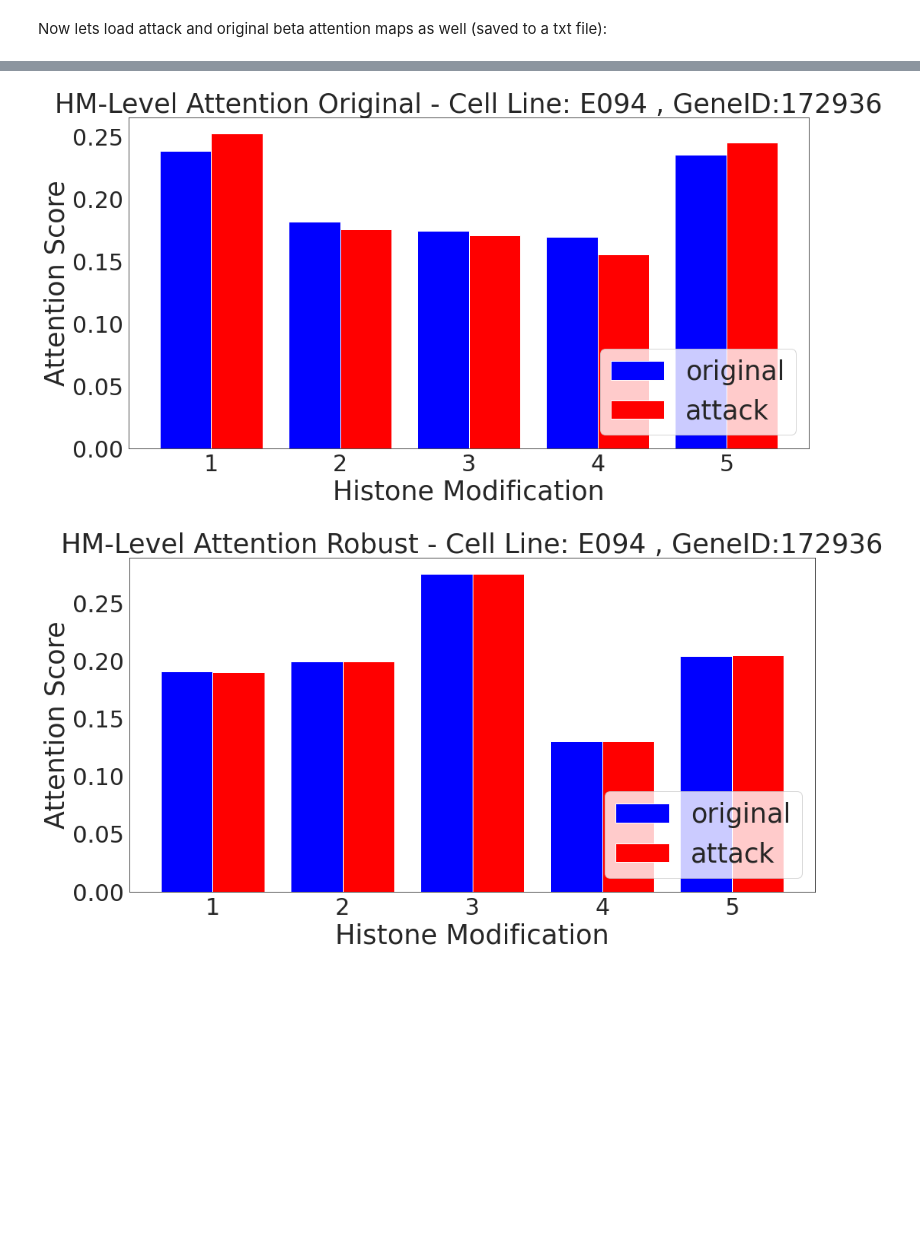
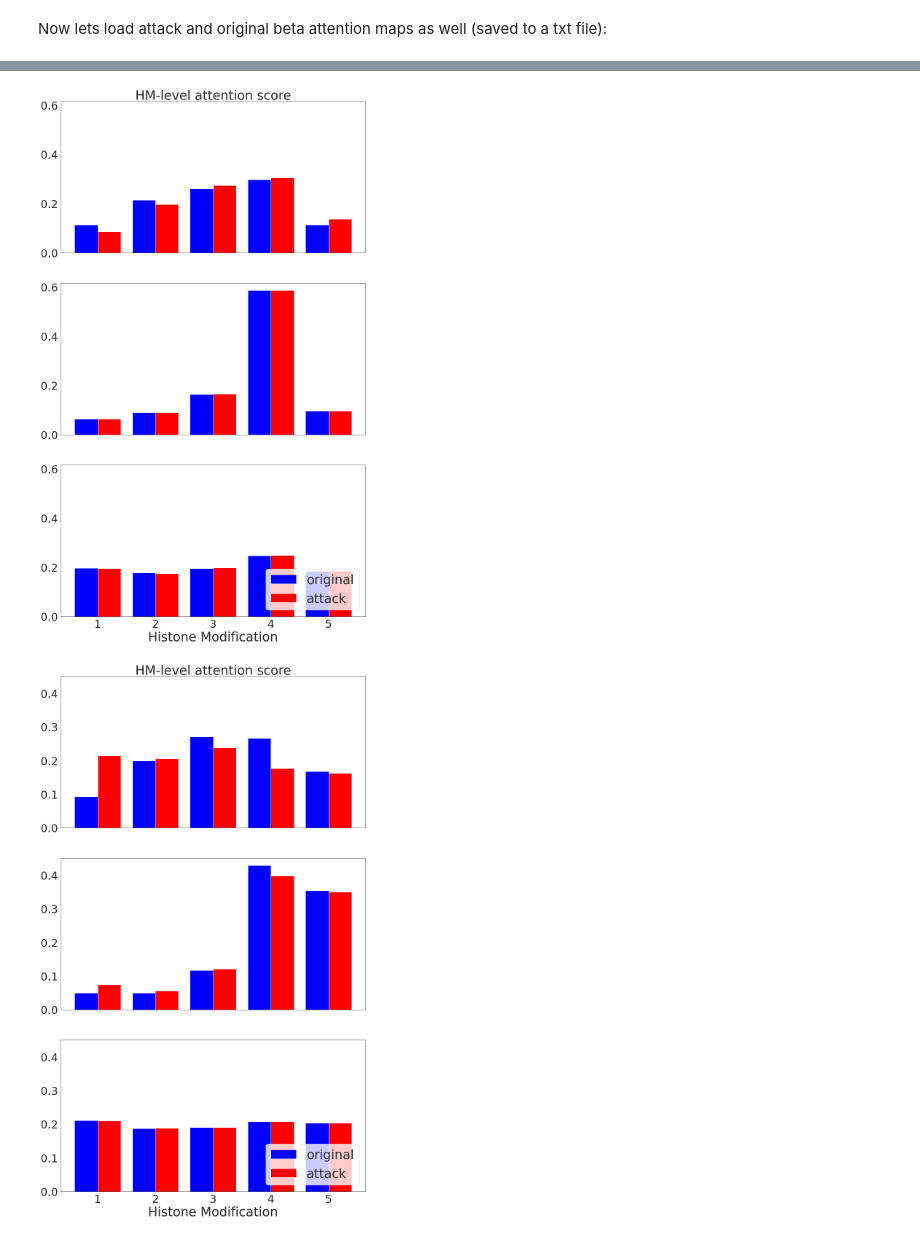
Before and after one commit to ivanjayapurna/adversarial_attack_attentivechrome, a Jupyter notebook: attack_visualisation.ipynb, the cells around one changed output, grey strips where cells are left out. Drawn from its saved outputs; the diff is of its cells as text; code cells hidden in the pictures; blank space fills up the shorter version.

```diff
--- a/attack_visualisation.ipynb
+++ b/attack_visualisation.ipynb
@@ -25,7 +25,7 @@ plt.rc('figure', titlesize=BIGGER_SIZE)  # fontsize of the figure title
 ### Load saved data
 Load a dataframe where 100 consecutive rows are the same GeneID (TODO: convert from float to int) as there are 100 bins per histone modification (HM) per gene. The 5 "O" columns are the original input data, the "A" columns are the adversarially generated (+/- 1) inputs, the "e" columns are the steps taken (epsilon) for those columns (TODO: these don't show bins that are lower bounded @ 0, maybe we want to change this to show how many get lower bounded?), and finally the "g" column is the gradient for each bin.
 # %%
-CELL_LINE = 'E094'
+CELL_LINE = 'E100'
 
 # load standard model
 vis_output = np.load('./Results_all_fgsm/' + CELL_LINE + 'vis_output.npy')
@@ -141,0 +221,6 @@ beta_df.head()
+# %%
+beta_df_thresh9 = pd.read_csv('./Results_all_threshold_trained/' + CELL_LINE + '/' + CELL_LINE + '_attchrome/beta_attention.txt', header=None, index_col=0)
+beta_df_thresh9.head()
+
+orig_beta_df_thresh9 = pd.read_csv('./Results_all_threshold_trained/' + CELL_LINE + '/' + CELL_LINE + '_attchrome/orig_beta_attention.txt', header=None, index_col=0)
+orig_beta_df_thresh9.head()
@@ -142,6 +235,7 @@ beta_df.head()
 # %%
-orig_beta_df = pd.read_csv('./Results_all_fgsm/' + CELL_LINE + '/' + CELL_LINE + '_attchrome/orig_beta_attention.txt', header=None, index_col=0)
-orig_beta_df.head()
+beta_df_thresh9test = pd.read_csv('./Results_all_threshold_test_only/' + CELL_LINE + '/' + CELL_LINE + '_attchrome/beta_attention.txt', header=None, index_col=0)
+orig_beta_df_thresh9test = pd.read_csv('./Results_all_threshold_test_only/' + CELL_LINE + '/' + CELL_LINE + '_attchrome/orig_beta_attention.txt', header=None, index_col=0)
+orig_beta_df_thresh9test.head()
 # %% [output]
 |  | 1 | 2 | 3 | 4 | 5 |
 | 0 |  |  |  |  |  |
@@ -235,41 +341,67 @@ for GENE_INDEX in GENE_INDEXs:
 # %%
 # CHOOSE WHICH GENE TO PLOT (number in range from 0-6599)
-GENE_INDEXs = [0, 6375, 3055, 914]
+GENE_INDEXs = [0, g1, g2, g3]
 
 for GENE_INDEX in GENE_INDEXs:
+
+    fig, axes = plt.subplots(3, 1, sharey=True, figsize=(15, 26))
+    #fig.suptitle('Cell Line: ' + CELL_LINE + ' , GeneID:' + str(int(df['GeneID'].iloc[g_ind])) + ' , label:'
+    #             + str(int(df['y'].iloc[g_ind])) + ' , original delta pred:' + str(np.abs(np.round(df['yho'].iloc[g_ind]-df['yha'].iloc[g_ind], 3)))
+    #             + ' , robust delta pred:' + str(np.abs(np.round(df_robust['yho'].iloc[g_ind]-df_robust['yha'].iloc[g_ind], 3))))
+
     data = [beta_df.iloc[GENE_INDEX], orig_beta_df.iloc[GENE_INDEX]]
     barWidth = 0.60
     gap = 1.5
-    plt.figure(figsize=(16, 8))
+    #plt.figure(figsize=(16, 8))
     colors = ['blue', 'red']
     labels = ['original', 'attack']
     for i, results in enumerate(data):
-      r = np.arange(len(results)) * gap + i * barWidth
-      plt.bar(r, results, color=colors[i], width=barWidth, edgecolor='white', label=labels[i], linewidth=[1 for _ in results])
+        r = np.arange(len(results)) * gap + i * barWidth
+        axes[0].bar(r, results, color=colors[i], width=barWidth, edgecolor='white', label=labels[i], linewidth=[1 for _ in results])
 
-    plt.title('HM-Level Attention Original - ' + 'Cell Line: ' + CELL_LINE + ' , GeneID:' + str(beta_df.index[GENE_INDEX]))
-    plt.xlabel('Histone Modification')
-    plt.ylabel('Attention Score')
+    plt.sca(axes[0])
+    plt.title('HM-level attention score')
+    #plt.title('HM-Level Attention Original - ' + 'Cell Line: ' + CELL_LINE + ' , GeneID:' + str(beta_df.index[GENE_INDEX]))
     plt.xticks([r * gap + 1/len(data) * barWidth for r in range(len(results))], np.arange(1,6))
-    plt.legend(loc='lower right')
-    plt.show()
 
     data = [beta_df_robust.iloc[GENE_INDEX], orig_beta_df_robust.iloc[GENE_INDEX]]
     barWidth = 0.60
     gap = 1.5
-    plt.figure(figsize=(16, 8))
+    #plt.figure(figsize=(16, 8))
     colors = ['blue', 'red']
     labels = ['original', 'attack']
     for i, results in enumerate(data):
-      r = np.arange(len(results)) * gap + i * barWidth
-      plt.bar(r, results, color=colors[i], width=barWidth, edgecolor='white', label=labels[i], linewidth=[1 for _ in results])
+        r = np.arange(len(results)) * gap + i * barWidth
+        axes[1].bar(r, results, color=colors[i], width=barWidth, edgecolor='white', label=labels[i], linewidth=[1 for _ in results])
 
-    plt.title('HM-Level Attention Robust - ' + 'Cell Line: ' + CELL_LINE + ' , GeneID:' + str(beta_df.index[GENE_INDEX]))
-    plt.xlabel('Histone Modification')
-    plt.ylabel('Attention Score')
+    plt.sca(axes[1])
+    #plt.title('HM-Level Attention Robust - ' + 'Cell Line: ' + CELL_LINE + ' , GeneID:' + str(beta_df.index[GENE_INDEX]))
     plt.xticks([r * gap + 1/len(data) * barWidth for r in range(len(results))], np.arange(1,6))
-    plt.legend(loc='lower right')
-    plt.show()
+
+    data = [beta_df_thresh9.iloc[GENE_INDEX], orig_beta_df_thresh9.iloc[GENE_INDEX]]
+    barWidth = 0.60
+    gap = 1.5
+    #plt.figure(figsize=(16, 8))
+    colors = ['blue', 'red']
+    labels = ['original', 'attack']
+    for i, results in enumerate(data):
+        r = np.arange(len(results)) * gap + i * barWidth
+        axes[2].bar(r, results, color=colors[i], width=barWidth, edgecolor='white', label=labels[i], linewidth=[1 for _ in results])
+
+    plt.sca(axes[2])
+    #plt.title('HM-Level Attention Threshold - ' + 'Cell Line: ' + CELL_LINE + ' , GeneID:' + str(beta_df.index[GENE_INDEX]))
+    plt.xticks([r * gap + 1/len(data) * barWidth for r in range(len(results))], np.arange(1,6))
+
+    for ax in axes.flat:
+        ax.set(xlabel='Histone Modification')
+        plt.legend(loc='lower right')
+
+
+    # Hide x labels and tick labels for top plots and y ticks for right plots.
+    for ax in axes.flat:
+        ax.label_outer()
+
+    plt.savefig(CELL_LINE + '_' + str(int(df['GeneID'].iloc[GENE_INDEX*100])) + '_HM-attn')
 # %% [output]
-[figure, old version]
+[figure, new version]
-[figure, old version]
+[figure, new version]
```
Also changed, not shown: parts of 20 cells of this notebook, 3 other files.
